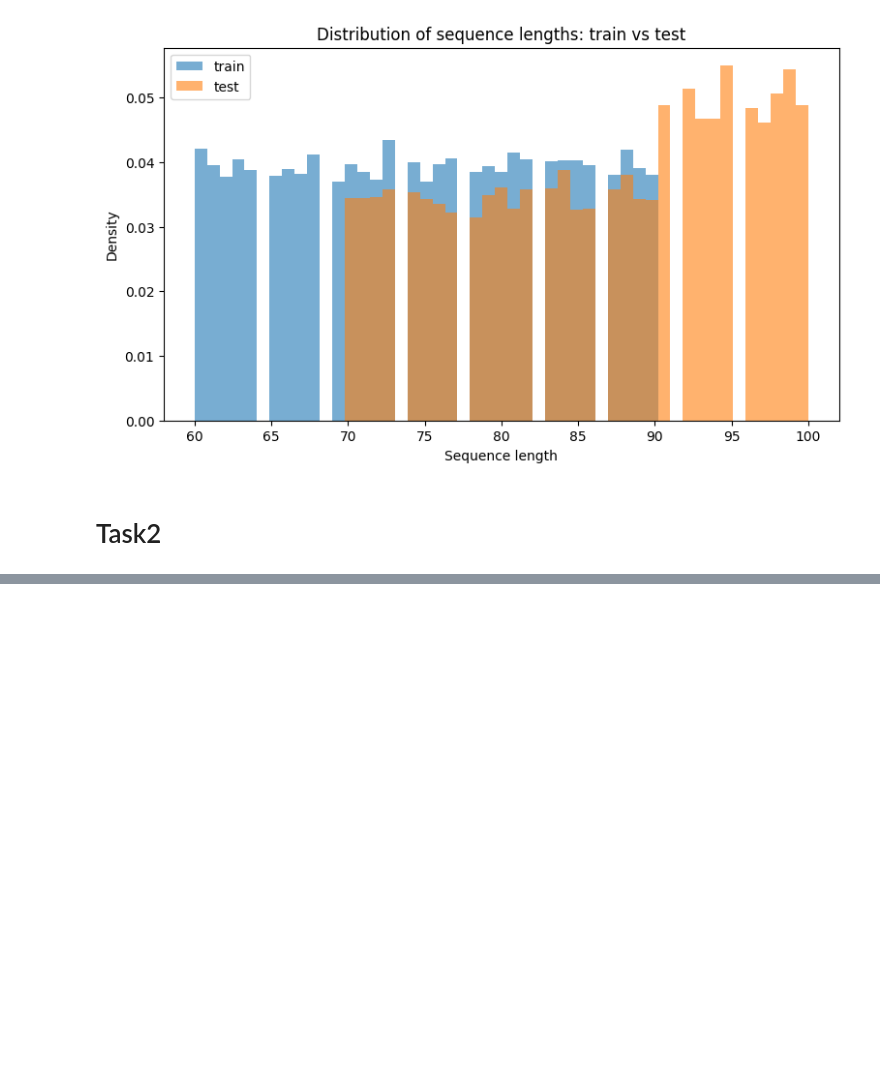
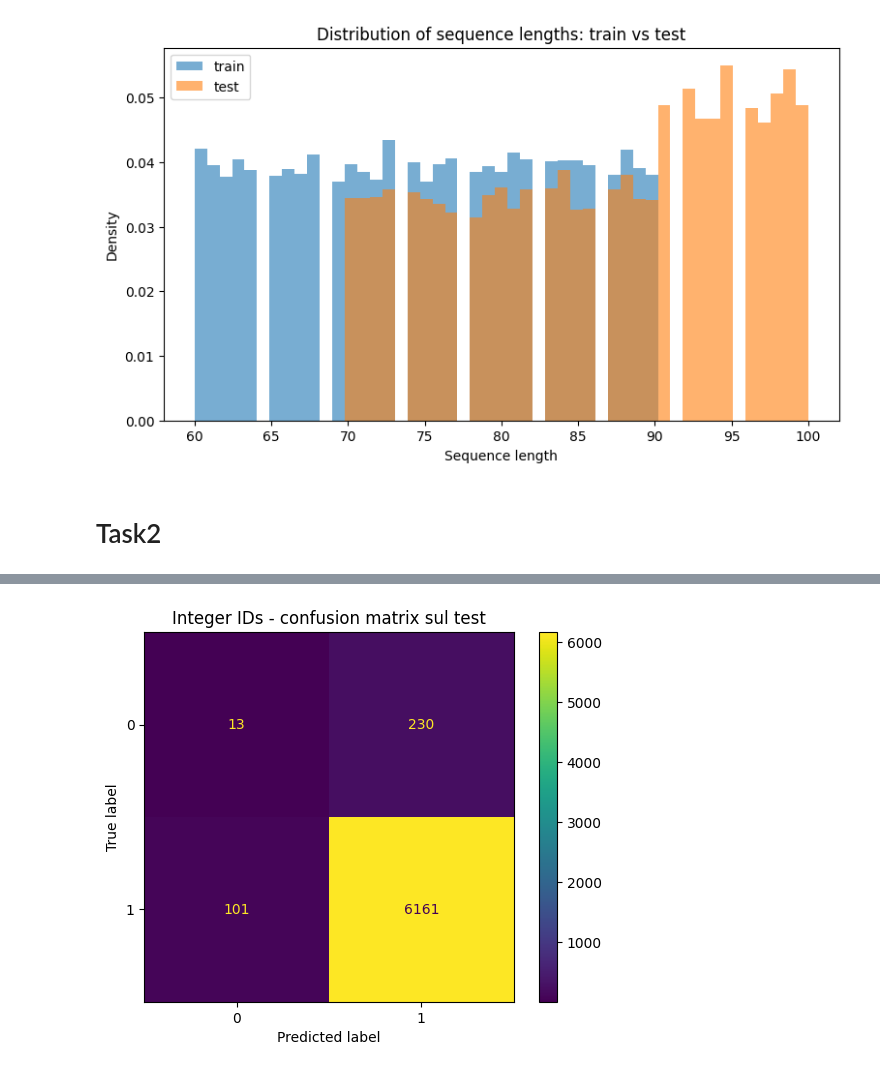
Before and after one commit to HaxelThePenguine/AI-Cybersecurity_labs2026, a Jupyter notebook: Lab_02/lab2.ipynb, the cells around one changed output, grey strips where cells are left out. Saved outputs shown, nothing was run; the diff lists cells and outputs as text; code cells hidden in the pictures; blank space fills up the shorter version.

```diff
--- a/Lab_02/lab2.ipynb
+++ b/Lab_02/lab2.ipynb
@@ -69,0 +318,95 @@ import scikit-learn as skllm
+# %%
+import numpy as np
+import matplotlib.pyplot as plt
+import torch
+import torch.nn as nn
+from torch.utils.data import TensorDataset, DataLoader
+from sklearn.preprocessing import StandardScaler
+from sklearn.metrics import classification_report, confusion_matrix, ConfusionMatrixDisplay
+
+SEQ, LABEL = "api_call_sequence", "is_malware"
+torch.manual_seed(42)
+
+# =========================================================
+# 1. DA API A ID INTERI (comune a entrambi gli encoding)
+# =========================================================
+
+PAD, UNK = 0, 1   # 0 = padding, 1 = API mai vista nel train
+
+# Vocabolario costruito SOLO sul train: ogni API riceve un ID da 2 in su
+api_list = sorted({api for seq in train_pd[SEQ] for api in seq})
+vocab = {api: i + 2 for i, api in enumerate(api_list)}
+VOCAB_SIZE = len(vocab) + 2   # +2 per PAD e UNK
+
+# Lunghezza fissa = sequenza più lunga del train
+MAX_LEN = train_pd[SEQ].apply(len).max()
+print("API distinte:", len(vocab), "- MAX_LEN:", MAX_LEN)
+
+def encode(seq):
+    ids = [vocab.get(api, UNK) for api in seq[:MAX_LEN]]   # tronca tenendo l'inizio
+    return ids + [PAD] * (MAX_LEN - len(ids))               # padding fino a MAX_LEN
+
+ids_train = np.array([encode(s) for s in train_pd[SEQ]])   # forma: (n_sequenze, MAX_LEN)
+ids_test  = np.array([encode(s) for s in test_pd[SEQ]])
+
+y_train = torch.tensor(train_pd[LABEL].values, dtype=torch.float32)
+y_test  = test_pd[LABEL].values
+
+# =========================================================
+# 2. ARCHITETTURA
+# =========================================================
+
+class FFNN(nn.Module):
+    def __init__(self, in_dim):
+        super().__init__()
+        self.net = nn.Sequential(
+            nn.Linear(in_dim, 64), nn.ReLU(),   # strato nascosto 1
+            nn.Linear(64, 32),     nn.ReLU(),   # strato nascosto 2
+            nn.Linear(32, 1),                   # output: 1 logit
+        )
+    def forward(self, x):
+        return self.net(x).squeeze(1)
+
+# =========================================================
+# 3. TRAINING E VALUTAZIONE
+# =========================================================
+
+def train_and_evaluate(model, X_train, X_test, name, epochs=20):
+    loss_fn = nn.BCEWithLogitsLoss()
+    optimizer = torch.optim.Adam(model.parameters(), lr=1e-3)
+    loader = DataLoader(TensorDataset(X_train, y_train), batch_size=64, shuffle=True)
+
+    for epoch in range(epochs):
+        model.train()
+        total_loss = 0
+        for xb, yb in loader:
+            optimizer.zero_grad()
+            loss = loss_fn(model(xb), yb)
+            loss.backward()
+            optimizer.step()
+            total_loss += loss.item()
+        print(f"[{name}] Epoca {epoch + 1}/{epochs} - loss: {total_loss / len(loader):.4f}")
+
+    model.eval()
+    with torch.no_grad():
+        y_pred = (torch.sigmoid(model(X_test)) > 0.5).int().numpy()
+
+    print(f"\n===== {name} =====")
+    print(classification_report(y_test, y_pred, digits=4))
+    ConfusionMatrixDisplay(confusion_matrix(y_test, y_pred)).plot()
+    plt.title(f"{name} - confusion matrix sul test")
+    plt.show()
+    return y_pred
+
+# =========================================================
+# 4. ENCODING (a): ID INTERI + StandardScaler
+# =========================================================
+
+# Ogni posizione della sequenza è una feature: la standardizziamo
+scaler = StandardScaler()
+Xa_train = torch.tensor(scaler.fit_transform(ids_train), dtype=torch.float32)
+Xa_test  = torch.tensor(scaler.transform(ids_test),      dtype=torch.float32)
+
+model_a = FFNN(in_dim=MAX_LEN)   # input: MAX_LEN numeri
+y_pred_ids = train_and_evaluate(model_a, Xa_train, Xa_test, "Integer IDs")
+# %% [output]
@@ -69,0 +430 @@ import scikit-learn as skllm
+[figure, added]
```
Also changed, not shown: parts of 9 cells of this notebook.
